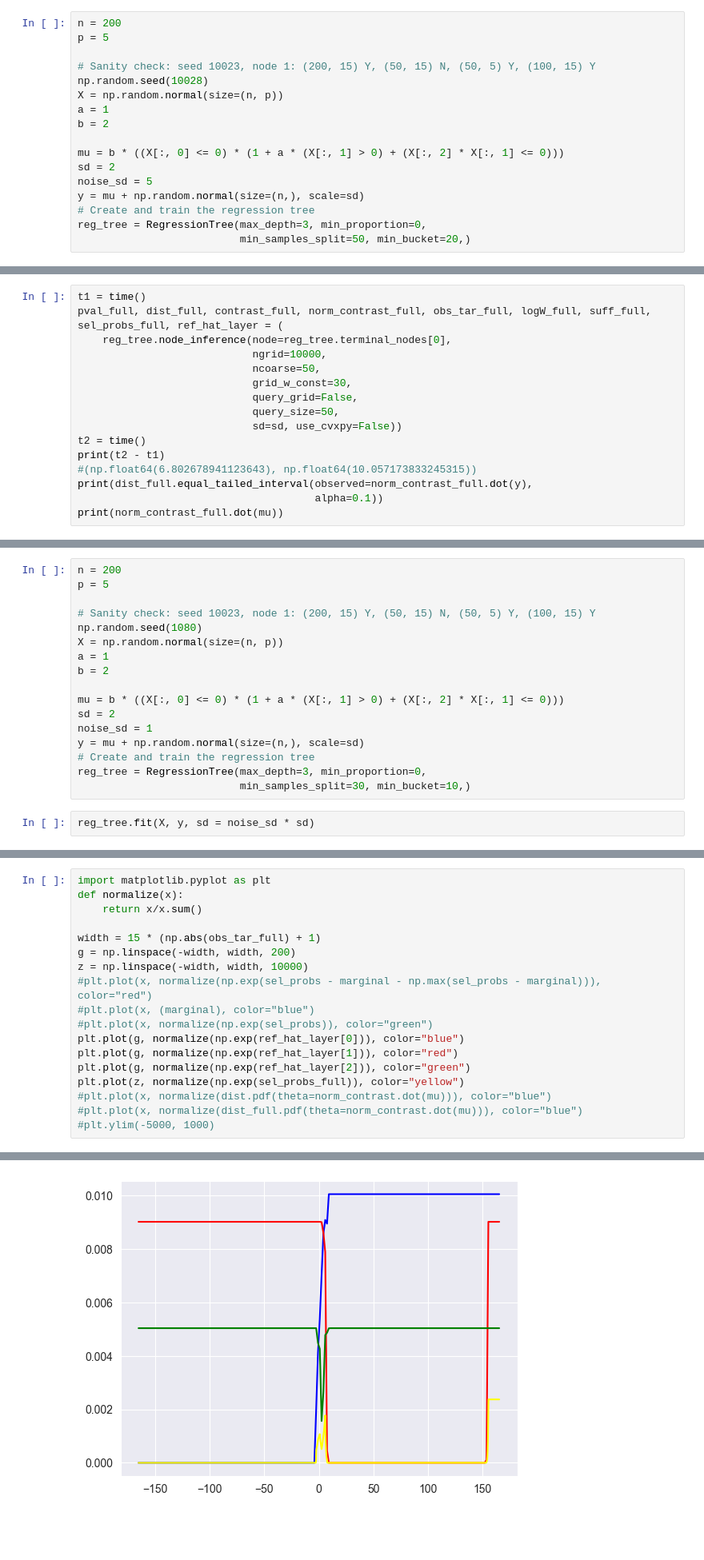
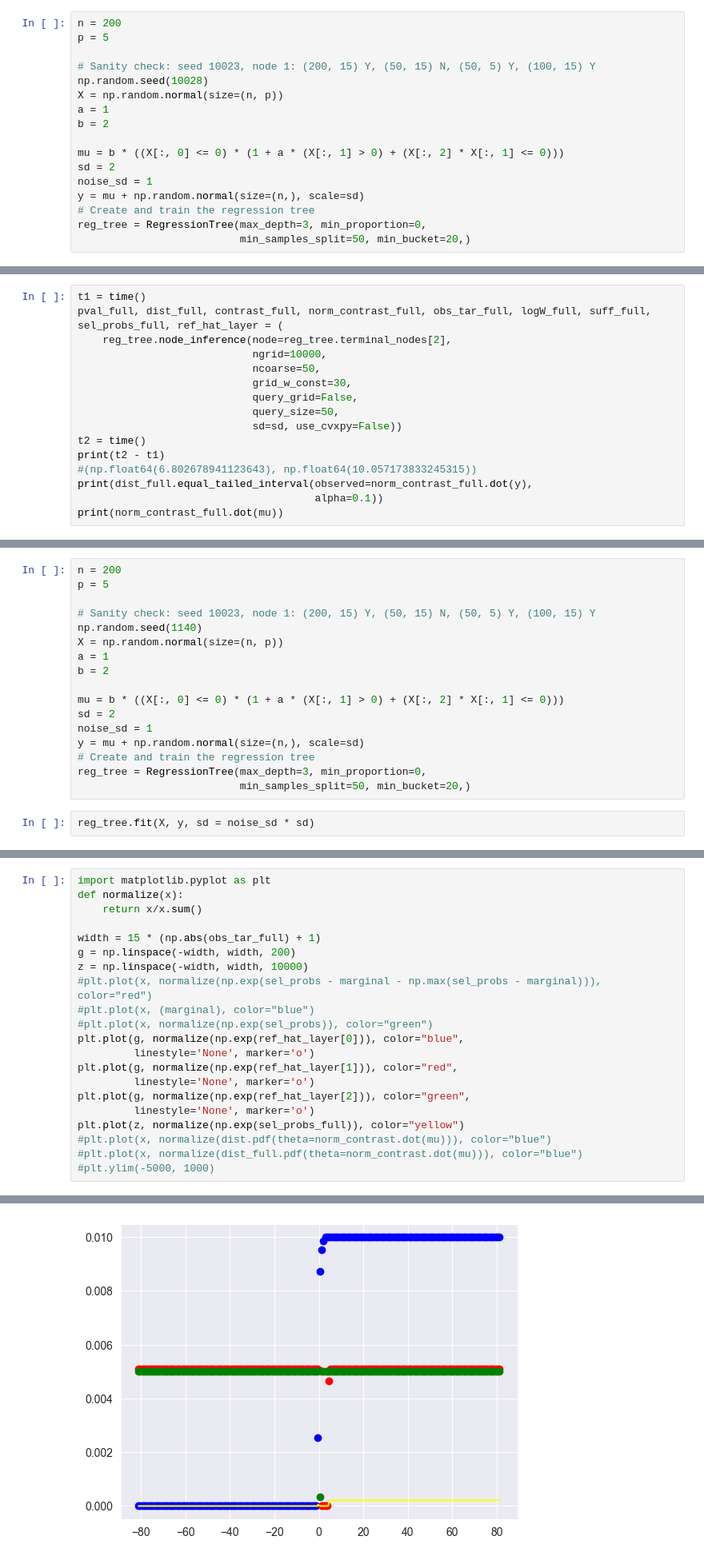
Before and after one commit to yiling-h/SI-CART, a Jupyter notebook: test_query_grid.ipynb, the cells around one changed output, grey strips where cells are left out. Shown at 80% size. Drawn from its saved outputs; the diff is of its cells as text; blank space fills up the shorter version.

Commit message:
Conditional inference with query grid

```diff
--- a/test_query_grid.ipynb
+++ b/test_query_grid.ipynb
@@ -1241,7 +1298,7 @@ b = 2
 
 mu = b * ((X[:, 0] <= 0) * (1 + a * (X[:, 1] > 0) + (X[:, 2] * X[:, 1] <= 0)))
 sd = 2
-noise_sd = 5
+noise_sd = 1
 y = mu + np.random.normal(size=(n,), scale=sd)
 # Create and train the regression tree
 reg_tree = RegressionTree(max_depth=3, min_proportion=0,
@@ -1276,7 +1355,7 @@ x_l, x_r is None
 # %%
 t1 = time()
 pval_full, dist_full, contrast_full, norm_contrast_full, obs_tar_full, logW_full, suff_full, sel_probs_full, ref_hat_layer = (
-    reg_tree.node_inference(node=reg_tree.terminal_nodes[0],
+    reg_tree.node_inference(node=reg_tree.terminal_nodes[2],
                             ngrid=10000,
                             ncoarse=50,
                             grid_w_const=30,
@@ -1621,7 +1682,7 @@ n = 200
 p = 5
 
 # Sanity check: seed 10023, node 1: (200, 15) Y, (50, 15) N, (50, 5) Y, (100, 15) Y
-np.random.seed(1080)
+np.random.seed(1140)
 X = np.random.normal(size=(n, p))
 a = 1
 b = 2
@@ -1632,7 +1693,7 @@ noise_sd = 1
 y = mu + np.random.normal(size=(n,), scale=sd)
 # Create and train the regression tree
 reg_tree = RegressionTree(max_depth=3, min_proportion=0,
-                          min_samples_split=30, min_bucket=10,)
+                          min_samples_split=50, min_bucket=20,)
 # %%
 reg_tree.fit(X, y, sd = noise_sd * sd)
 # %%
@@ -1683,24 +1745,27 @@ print(norm_contrast_full.dot(mu))
 # %%
 import matplotlib.pyplot as plt
 def normalize(x):
     return x/x.sum()
 
 width = 15 * (np.abs(obs_tar_full) + 1)
 g = np.linspace(-width, width, 200)
 z = np.linspace(-width, width, 10000)
 #plt.plot(x, normalize(np.exp(sel_probs - marginal - np.max(sel_probs - marginal))), color="red")
 #plt.plot(x, (marginal), color="blue")
 #plt.plot(x, normalize(np.exp(sel_probs)), color="green")
-plt.plot(g, normalize(np.exp(ref_hat_layer[0])), color="blue")
-plt.plot(g, normalize(np.exp(ref_hat_layer[1])), color="red")
-plt.plot(g, normalize(np.exp(ref_hat_layer[2])), color="green")
+plt.plot(g, normalize(np.exp(ref_hat_layer[0])), color="blue",
+         linestyle='None', marker='o')
+plt.plot(g, normalize(np.exp(ref_hat_layer[1])), color="red",
+         linestyle='None', marker='o')
+plt.plot(g, normalize(np.exp(ref_hat_layer[2])), color="green",
+         linestyle='None', marker='o')
 plt.plot(z, normalize(np.exp(sel_probs_full)), color="yellow")
 #plt.plot(x, normalize(dist.pdf(theta=norm_contrast.dot(mu))), color="blue")
 #plt.plot(x, normalize(dist_full.pdf(theta=norm_contrast.dot(mu))), color="blue")
 #plt.ylim(-5000, 1000)
 # %% [output]
 [<matplotlib.lines.Line2D at 0x...>]
-[figure, old version]
+[figure, new version]
 # %%
 obs_tar_full
 # %% [output]
```
Also changed, not shown: parts of 21 cells of this notebook, 25 other files.
